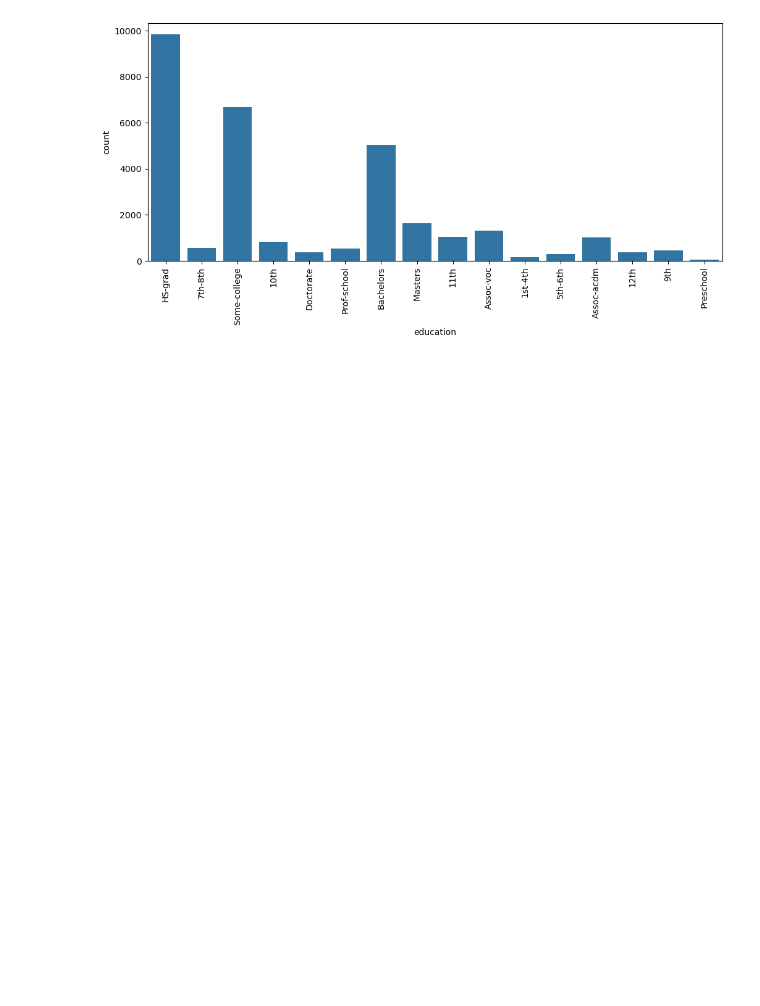
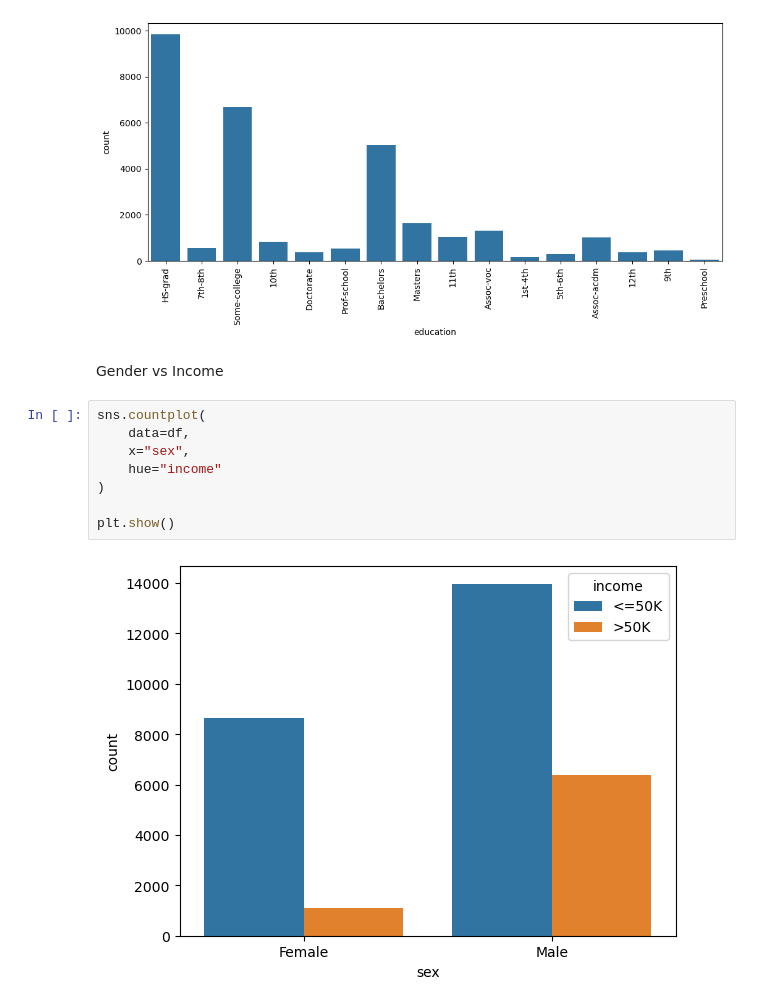
Before and after one commit to Samm-05/Adult-Income-Analytics-Platform, a Jupyter notebook: notebooks/03_eda.ipynb, the cells around one changed output. Drawn from its saved outputs; the diff is of its cells as text; blank space fills up the shorter version.

```diff
--- a/notebooks/03_eda.ipynb
+++ b/notebooks/03_eda.ipynb
@@ -49,3 +49,15 @@ plt.xticks(rotation=90)
 plt.show()
 # %% [output]
 [figure]
+# %% [markdown]
+Gender vs Income
+# %%
+sns.countplot(
+    data=df,
+    x="sex",
+    hue="income"
+)
+
+plt.show()
+# %% [output]
+[figure, added]
```
